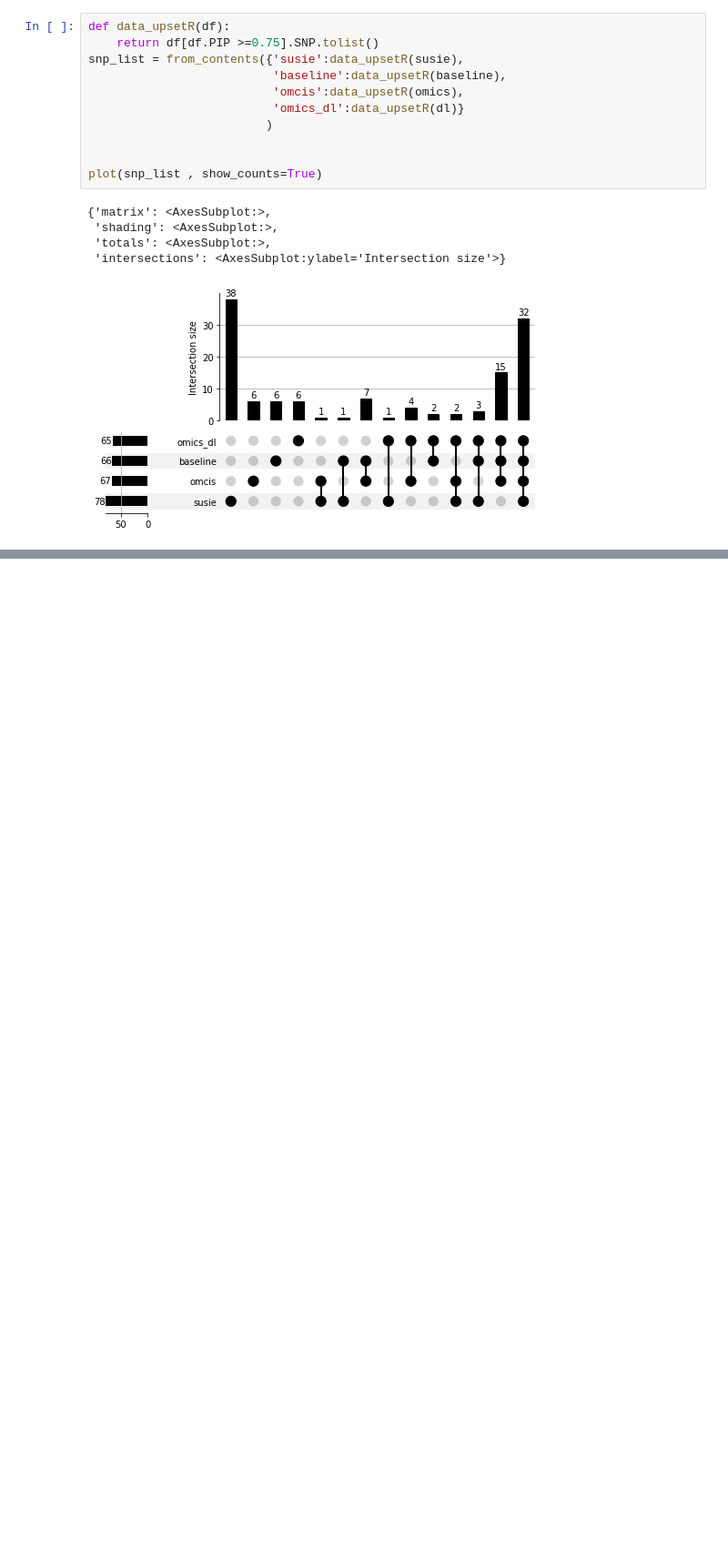
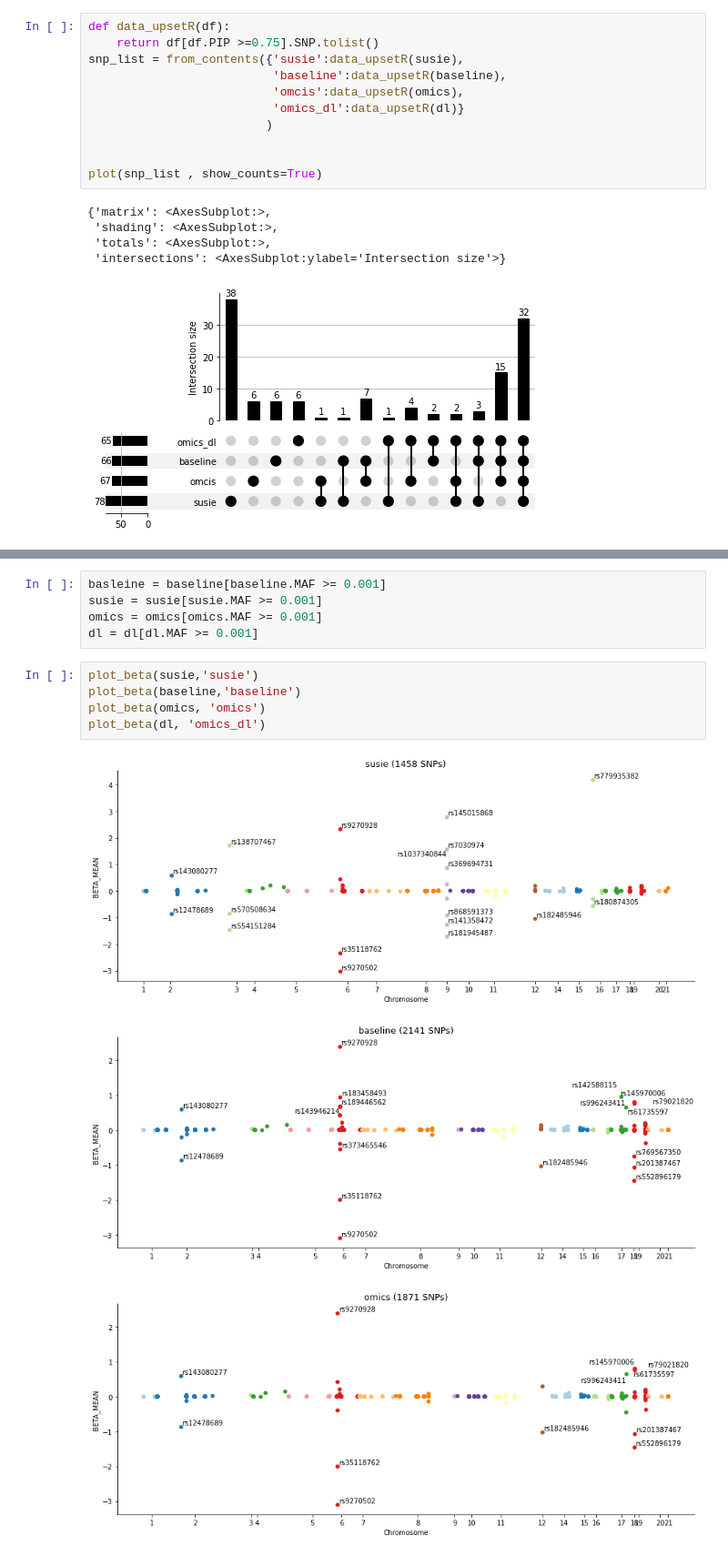
Before and after one commit to teresa-sansan/ADSP_polyfun, a Jupyter notebook: coloc/snp_of_interest.ipynb, the cells around one changed output, grey strips where cells are left out. Shown at 91% size. Drawn from its saved outputs; the diff is of its cells as text; blank space fills up the shorter version.

```diff
--- a/coloc/snp_of_interest.ipynb
+++ b/coloc/snp_of_interest.ipynb
@@ -512,0 +516,14 @@ plot(snp_list , show_counts=True)
+# %%
+basleine = baseline[baseline.MAF >= 0.001]
+susie = susie[susie.MAF >= 0.001]
+omics = omics[omics.MAF >= 0.001]
+dl = dl[dl.MAF >= 0.001]
+# %%
+plot_beta(susie,'susie')
+plot_beta(baseline,'baseline')
+plot_beta(omics, 'omics')
+plot_beta(dl, 'omics_dl')
+# %% [output]
+[figure, added]
+[figure, added]
+[figure, added]
```
Also changed, not shown: parts of 22 cells of this notebook, 7 other files.
